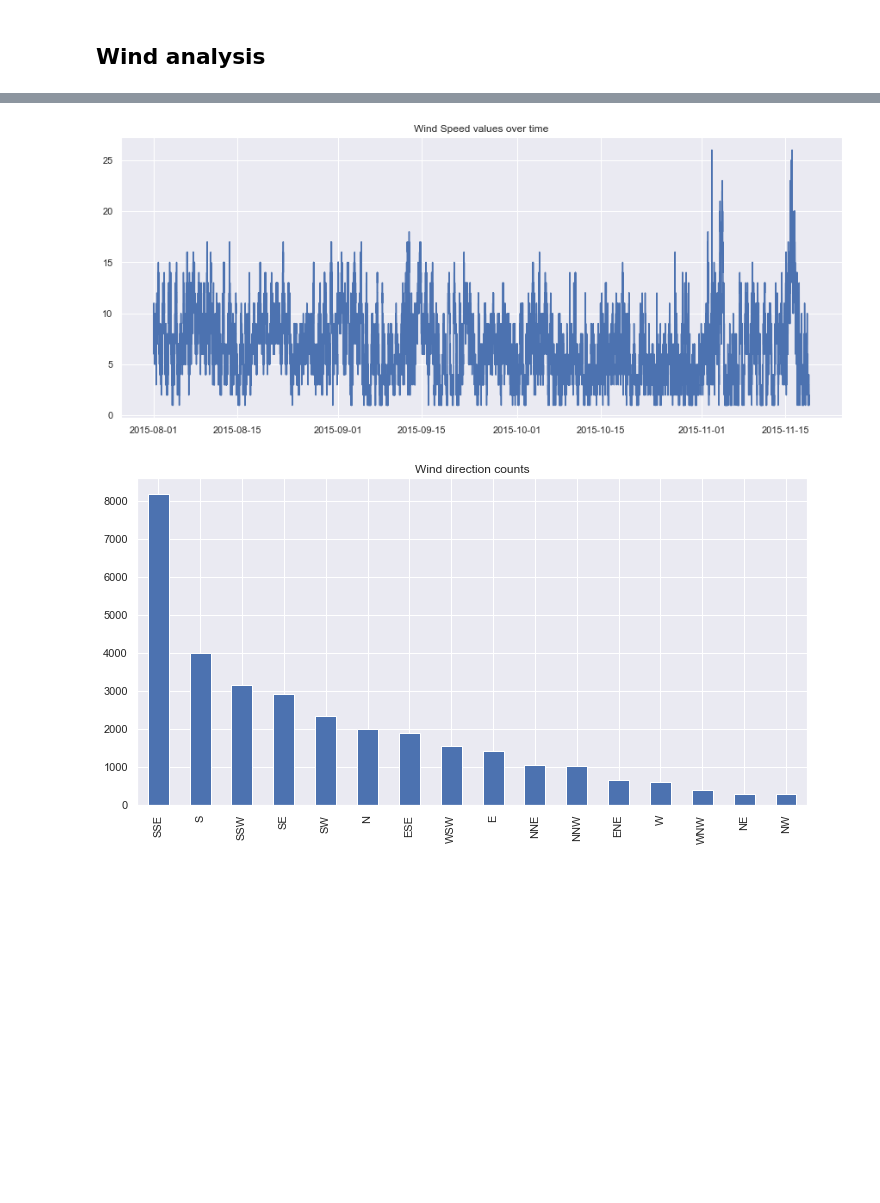
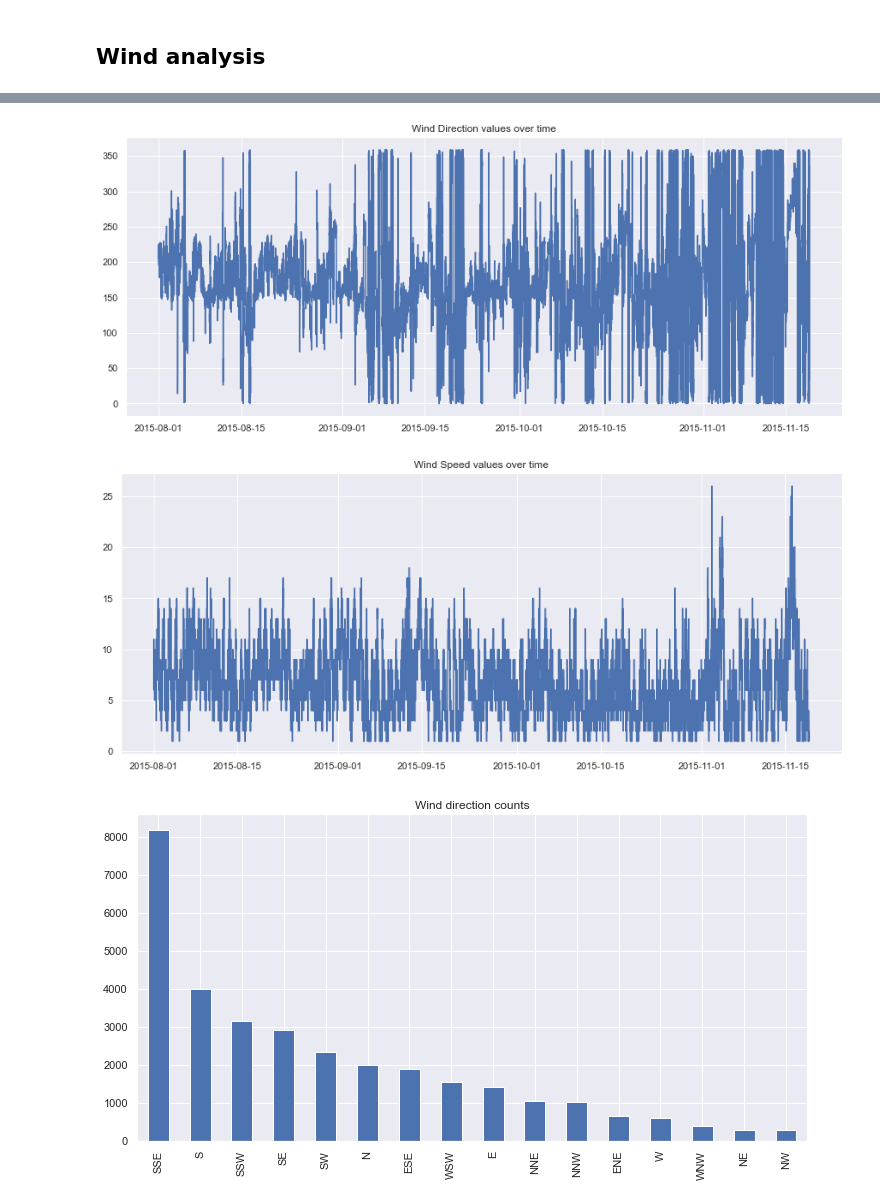
Before and after one commit to joanlenczuk/forecasting-pollution, a Jupyter notebook: Pollution forecasting EDA.ipynb, the cells around one changed output, grey strips where cells are left out. Saved outputs shown, nothing was run; the diff lists cells and outputs as text; code cells hidden in the pictures; blank space fills up the shorter version.

```diff
--- a/Pollution forecasting EDA.ipynb
+++ b/Pollution forecasting EDA.ipynb
@@ -213,0 +234,5 @@ sns.heatmap(data=df[['Benzene', 'Ozone', 'SO2', 'Toluene', 'Xylene']].corr().rou
+# %%
+stationary_df = df.set_index('Date')[['Benzene', 'Ozone', 'Toluene', 'Xylene']].diff(periods=1)
+# %%
+stationary_df.dropna(inplace=True)
+stationary_df.head()
@@ -214,6 +256,6 @@ sns.heatmap(data=df[['Benzene', 'Ozone', 'SO2', 'Toluene', 'Xylene']].corr().rou
 # %%
 #autocorrelation
 for val in ['Benzene', 'Ozone', 'Toluene', 'Xylene']:
-    plot_acf(df[['Date', val]].set_index('Date'))
+    plot_acf(stationary_df[[val]])
     plt.title(f'{val} - autocorrelation')
 # %% [output]
@@ -223,0 +269,5 @@ for val in ['Benzene', 'Ozone', 'Toluene', 'Xylene']:
+# %%
+#partial autocorrelation
+for val in ['Benzene', 'Ozone', 'Toluene', 'Xylene']:
+    plot_pacf(stationary_df[[val]], method='ywm')
+    plt.title(f'{val} - partial autocorrelation')
@@ -231,11 +307,12 @@ ccf_output = np.r_[backwards[:-1], forwards]
 # %%
 #wind plots
-for val in df.columns[7:8]:
+for val in df.columns[6:8]:
     fig, ax = plt.subplots(1,1, figsize=(15, 6))
     plt.plot(df['Date'], df[val], label = val)
     plt.title(f'{val} values over time')
 # %% [output]
-[figure, old version]
+[figure, new version]
+[figure, added]
 # %%
 df['Wind Origin'].value_counts().plot(kind='bar', title='Wind direction counts');
 # %% [output]
```
Also changed, not shown: parts of 23 cells of this notebook.
